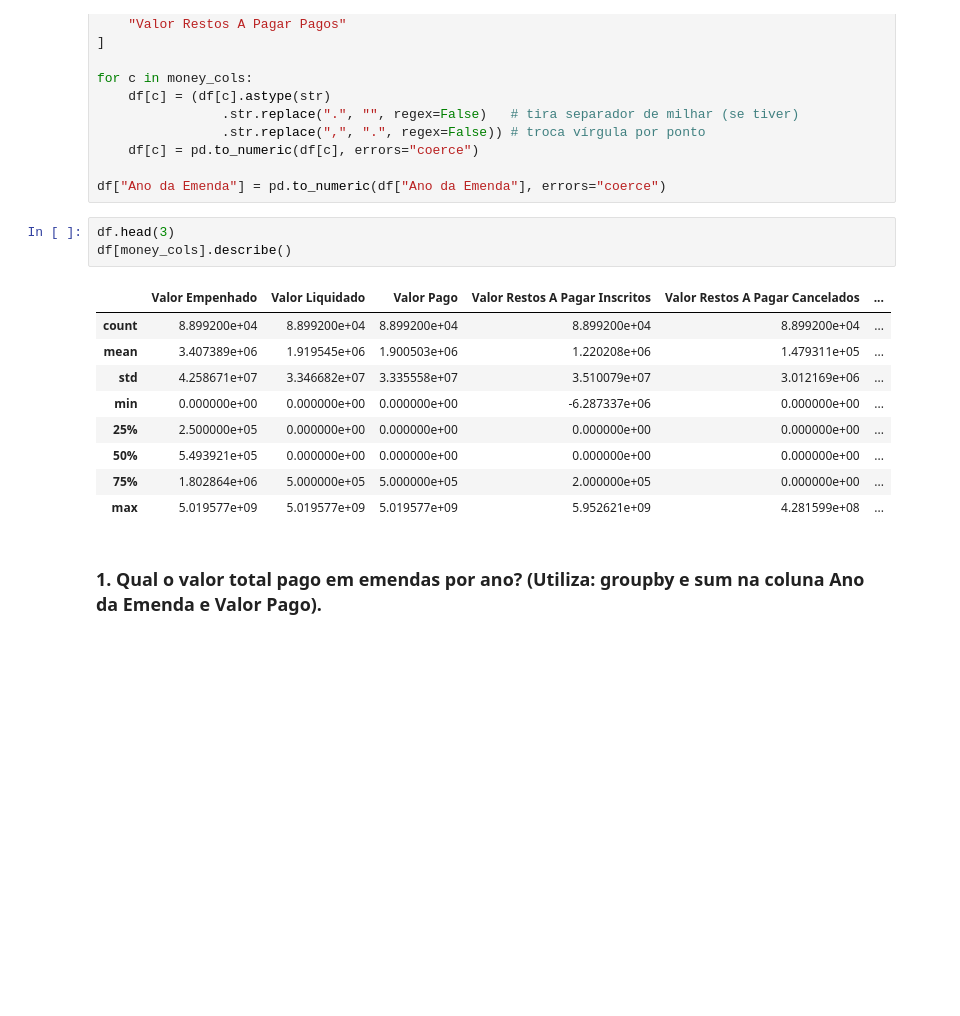
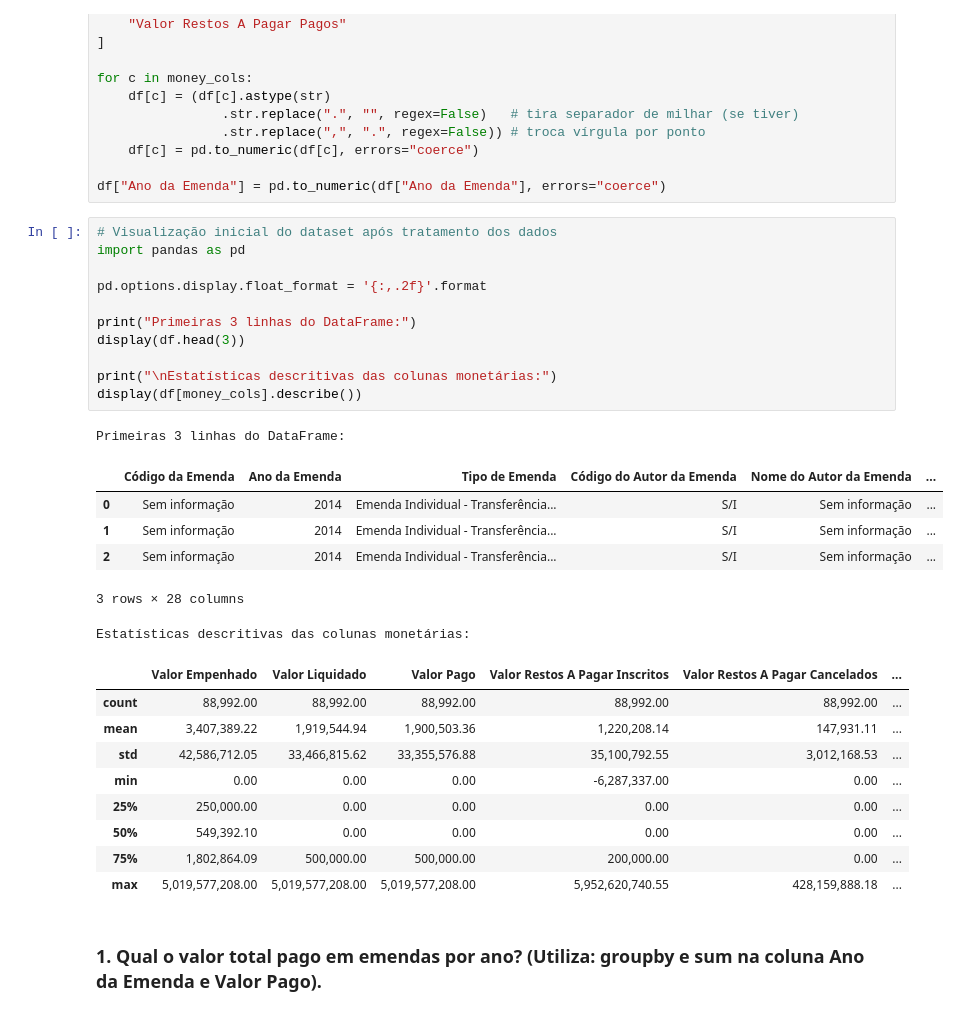
Before and after one commit to PedroZanette/Business-Intelligence-e-Data-Visualization, a Jupyter notebook: Aula 02 - Python para Processamento de Dados-20260220/exercicio_atividades.ipynb, the cells around one changed output. Drawn from its saved outputs; the diff is of its cells as text; blank space fills up the shorter version.

```diff
--- a/Aula 02 - Python para Processamento de Dados-20260220/exercicio_atividades.ipynb
+++ b/Aula 02 - Python para Processamento de Dados-20260220/exercicio_atividades.ipynb
@@ -69,18 +48,33 @@ for c in money_cols:
 
 df["Ano da Emenda"] = pd.to_numeric(df["Ano da Emenda"], errors="coerce")
 # %%
-df.head(3)
-df[money_cols].describe()
+# Visualização inicial do dataset após tratamento dos dados
+import pandas as pd
+
+pd.options.display.float_format = '{:,.2f}'.format
+
+print("Primeiras 3 linhas do DataFrame:")
+display(df.head(3))
+
+print("\nEstatísticas descritivas das colunas monetárias:")
+display(df[money_cols].describe())
 # %% [output]
+Primeiras 3 linhas do DataFrame:
-|  | Valor Empenhado | Valor Liquidado | Valor Pago | Valor Restos A Pagar Inscritos | Valor Restos A Pagar Cancelados | ... |
-| count | 8.899200e+04 | 8.899200e+04 | 8.899200e+04 | 8.899200e+04 | 8.899200e+04 | ... |
-| mean | 3.407389e+06 | 1.919545e+06 | 1.900503e+06 | 1.220208e+06 | 1.479311e+05 | ... |
-| std | 4.258671e+07 | 3.346682e+07 | 3.335558e+07 | 3.510079e+07 | 3.012169e+06 | ... |
-| min | 0.000000e+00 | 0.000000e+00 | 0.000000e+00 | -6.287337e+06 | 0.000000e+00 | ... |
-| 25% | 2.500000e+05 | 0.000000e+00 | 0.000000e+00 | 0.000000e+00 | 0.000000e+00 | ... |
-| 50% | 5.493921e+05 | 0.000000e+00 | 0.000000e+00 | 0.000000e+00 | 0.000000e+00 | ... |
-| 75% | 1.802864e+06 | 5.000000e+05 | 5.000000e+05 | 2.000000e+05 | 0.000000e+00 | ... |
-| max | 5.019577e+09 | 5.019577e+09 | 5.019577e+09 | 5.952621e+09 | 4.281599e+08 | ... |
+|  | Código da Emenda | Ano da Emenda | Tipo de Emenda | Código do Autor da Emenda | Nome do Autor da Emenda | ... |
+| 0 | Sem informação | 2014 | Emenda Individual - Transferência... | S/I | Sem informação | ... |
+| 1 | Sem informação | 2014 | Emenda Individual - Transferência... | S/I | Sem informação | ... |
+| 2 | Sem informação | 2014 | Emenda Individual - Transferência... | S/I | Sem informação | ... |
+3 rows × 28 columns
+Estatísticas descritivas das colunas monetárias:
+|  | Valor Empenhado | Valor Liquidado | Valor Pago | Valor Restos A Pagar Inscritos | Valor Restos A Pagar Cancelados | ... |
+| count | 88,992.00 | 88,992.00 | 88,992.00 | 88,992.00 | 88,992.00 | ... |
+| mean | 3,407,389.22 | 1,919,544.94 | 1,900,503.36 | 1,220,208.14 | 147,931.11 | ... |
+| std | 42,586,712.05 | 33,466,815.62 | 33,355,576.88 | 35,100,792.55 | 3,012,168.53 | ... |
+| min | 0.00 | 0.00 | 0.00 | -6,287,337.00 | 0.00 | ... |
+| 25% | 250,000.00 | 0.00 | 0.00 | 0.00 | 0.00 | ... |
+| 50% | 549,392.10 | 0.00 | 0.00 | 0.00 | 0.00 | ... |
+| 75% | 1,802,864.09 | 500,000.00 | 500,000.00 | 200,000.00 | 0.00 | ... |
+| max | 5,019,577,208.00 | 5,019,577,208.00 | 5,019,577,208.00 | 5,952,620,740.55 | 428,159,888.18 | ... |
 # %% [markdown]
 ### 1. Qual o valor total pago em emendas por ano? (Utiliza: groupby e sum na coluna Ano da Emenda e Valor Pago).
 # %%
```
Also changed, not shown: parts of 12 cells of this notebook, 1 other file.
